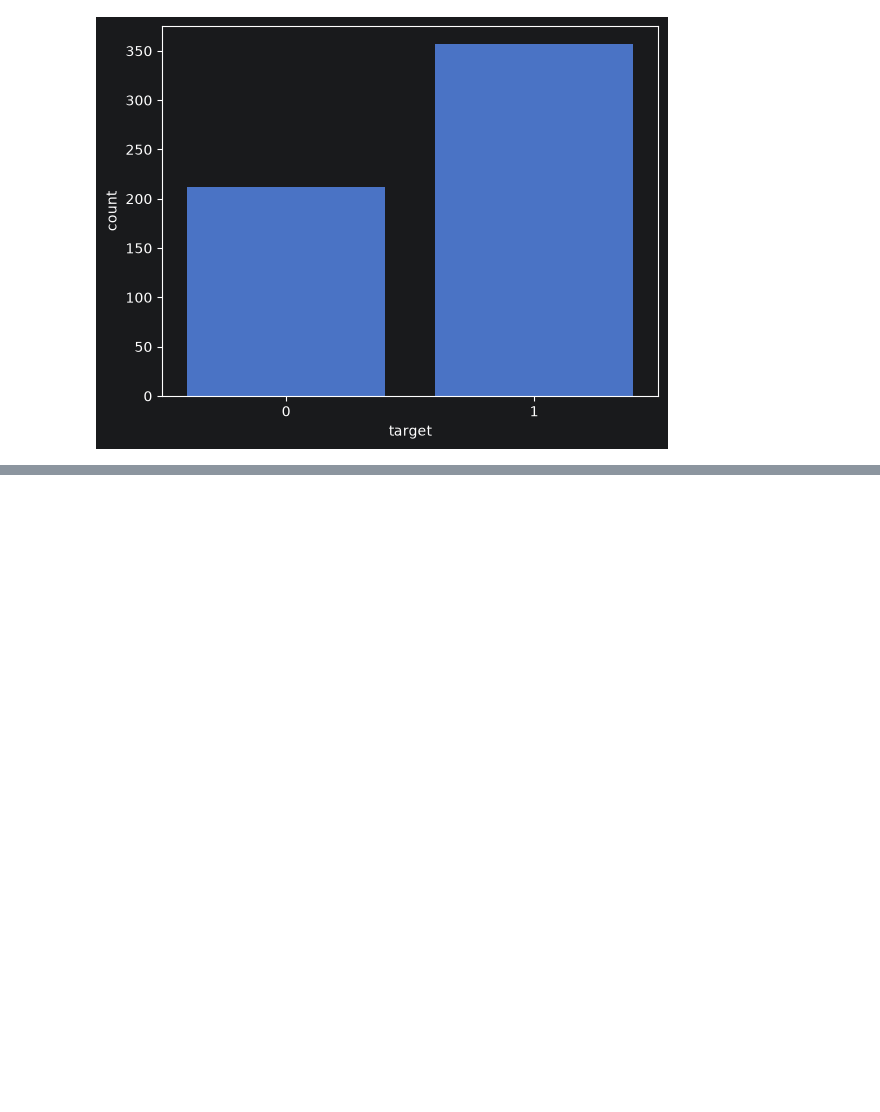
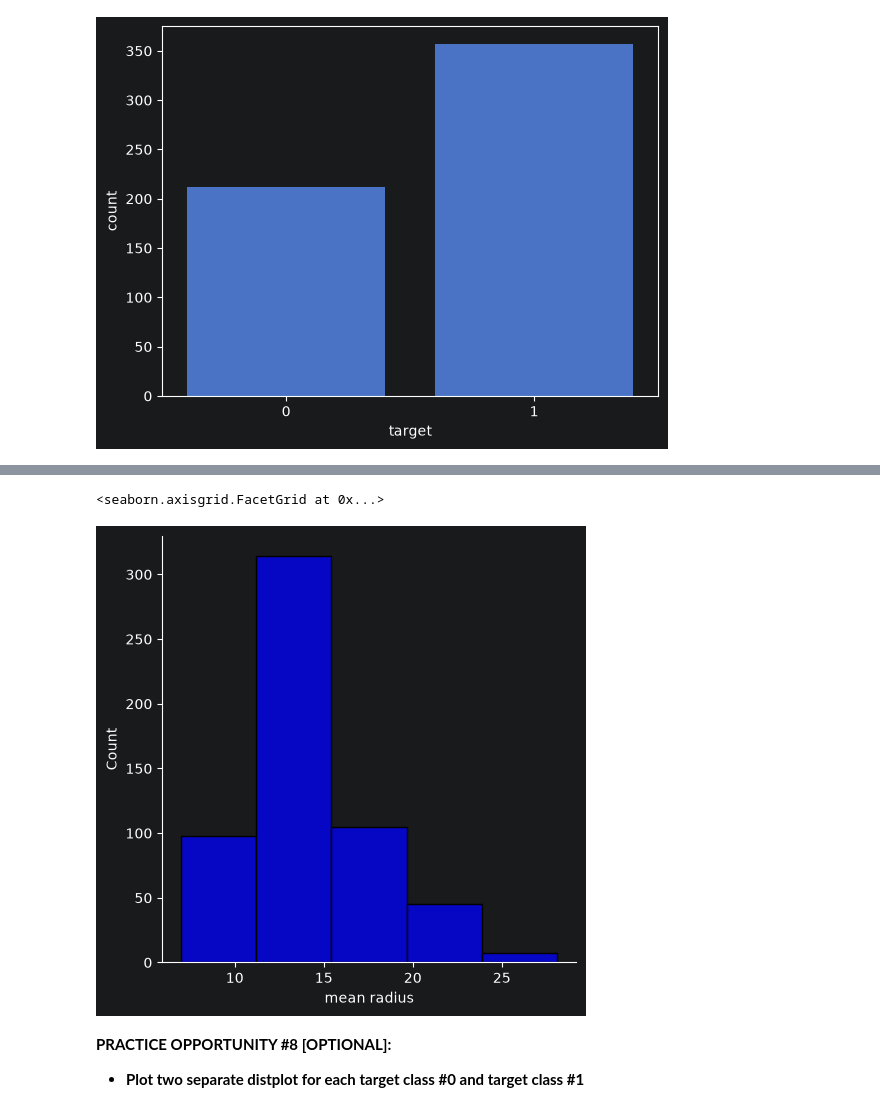
Before and after one commit to ahamedshaik16/pytorch-practice, a Jupyter notebook: notebooks/exploratory_data_analysis_4.ipynb, the cells around one changed output, grey strips where cells are left out. Saved outputs shown, nothing was run; the diff lists cells and outputs as text; code cells hidden in the pictures; blank space fills up the shorter version.

```diff
--- a/notebooks/exploratory_data_analysis_4.ipynb
+++ b/notebooks/exploratory_data_analysis_4.ipynb
@@ -272,0 +295,8 @@ sns.countplot(x = cancer_df['target'])
+# %%
+sns.displot(x = cancer_df['mean radius'], bins = 5, color = 'blue')
+# %% [output]
+<seaborn.axisgrid.FacetGrid at 0x...>
+[figure, added]
+# %% [markdown]
+**PRACTICE OPPORTUNITY #8 [OPTIONAL]:**
+- **Plot two separate distplot for each target class #0 and target class #1**
```
Also changed, not shown: parts of 21 cells of this notebook.
